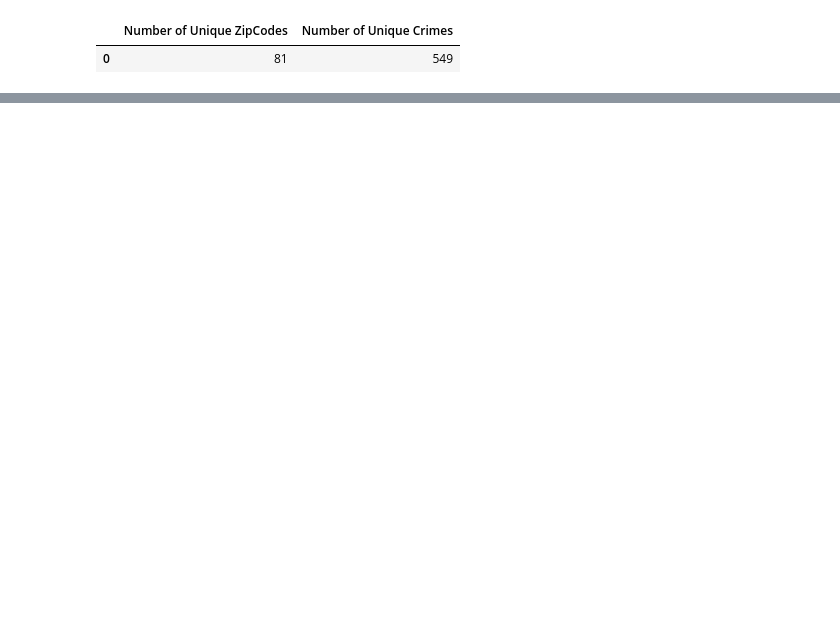
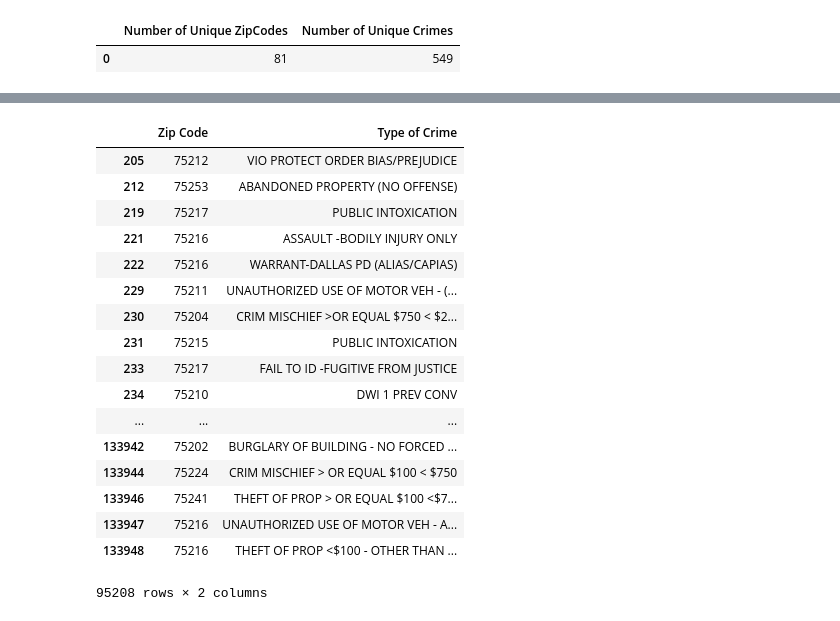
Before and after one commit to benjaminpodell/Project_1, a Jupyter notebook: police_csv_script.ipynb, the cells around one changed output, grey strips where cells are left out. Drawn from its saved outputs; the diff is of its cells as text; code cells hidden in the pictures; blank space fills up the shorter version.

```diff
--- a/police_csv_script.ipynb
+++ b/police_csv_script.ipynb
@@ -176,0 +247,22 @@ len(dallas_crime_df)
+# %%
+dallas_zip_crime = dallas_crime_df.loc[:, ["Zip Code", "Type of Crime"]]
+dallas_zip_crime
+# %% [output]
+|  | Zip Code | Type of Crime |
+| 205 | 75212 | VIO PROTECT ORDER BIAS/PREJUDICE |
+| 212 | 75253 | ABANDONED PROPERTY (NO OFFENSE) |
+| 219 | 75217 | PUBLIC INTOXICATION |
+| 221 | 75216 | ASSAULT -BODILY INJURY ONLY |
+| 222 | 75216 | WARRANT-DALLAS PD (ALIAS/CAPIAS) |
+| 229 | 75211 | UNAUTHORIZED USE OF MOTOR VEH - (... |
+| 230 | 75204 | CRIM MISCHIEF >OR EQUAL $750 < $2... |
+| 231 | 75215 | PUBLIC INTOXICATION |
+| 233 | 75217 | FAIL TO ID -FUGITIVE FROM JUSTICE |
+| 234 | 75210 | DWI 1 PREV CONV |
+| ... | ... | ... |
+| 133942 | 75202 | BURGLARY OF BUILDING - NO FORCED ... |
+| 133944 | 75224 | CRIM MISCHIEF > OR EQUAL $100 < $750 |
+| 133946 | 75241 | THEFT OF PROP > OR EQUAL $100 <$7... |
+| 133947 | 75216 | UNAUTHORIZED USE OF MOTOR VEH - A... |
+| 133948 | 75216 | THEFT OF PROP <$100 - OTHER THAN ... |
+95208 rows × 2 columns
```
Also changed, not shown: parts of 11 cells of this notebook.
